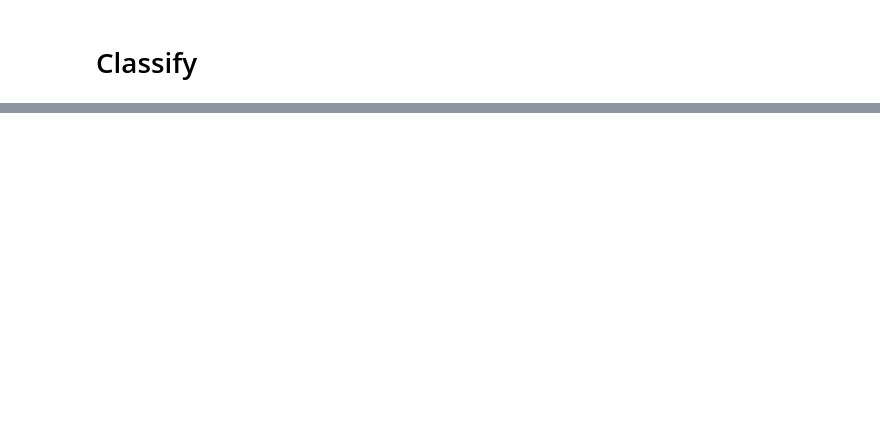
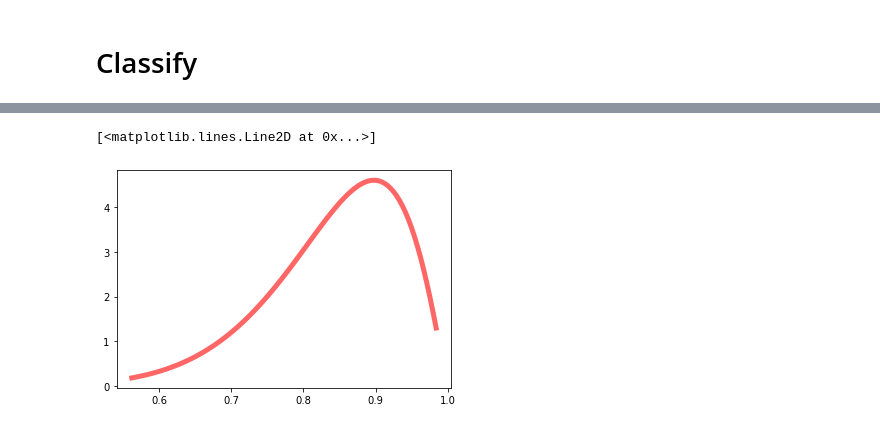
Before and after one commit to Entze/SBB, a Jupyter notebook: notebooks/Learning_RealData.ipynb, the cells around one changed output, grey strips where cells are left out. Cells and saved outputs as stored; diff of their text form; code cells hidden in the pictures; blank space fills up the shorter version.

```diff
--- a/notebooks/Learning_RealData.ipynb
+++ b/notebooks/Learning_RealData.ipynb
@@ -211,23 +217,25 @@ defaultdict(<function __main__.<lambda>()>,
              'joe': {0: 13, 1: 11, 'alpha': 14, 'beta': 12},
              ...})
 # %%
-with tqdm(total=len(global_lexicon) * 1000) as pbar:
-    for word in global_lexicon:
-        alpha_posterior, beta_posterior = bayesian_update(global_lexicon[word]['alpha'],
-                                                          global_lexicon[word]['beta'],
-                                                          max_opt_steps=1000,
+def optimize(lexicon, opt_steps):
+
+    with tqdm(total=len(global_lexicon) * opt_steps, mininterval=1, miniters=144) as pbar:
+        for word in lexicon:
+            alpha_posterior, beta_posterior = bayesian_update(lexicon[word]['alpha'],
+                                                          lexicon[word]['beta'],
+                                                          max_opt_steps=opt_steps,
                                                           loss_threshold=1e-5,
                                                           cuda=True,
                                                           pbar=pbar)
-        global_lexicon[word]['alpha_posterior'] = alpha_posterior
-        global_lexicon[word]['beta_posterior'] = beta_posterior
+        lexicon[word]['alpha_posterior'] = alpha_posterior
+        lexicon[word]['beta_posterior'] = beta_posterior
 
-global_lexicon = defaultdict(lambda: {
+    lexicon = defaultdict(lambda: {
     0: 0,
     1: 0,
     'alpha': 1,
     'beta': 1,
     'alpha_posterior': torch.tensor(1.0),
     'beta_posterior': torch.tensor(1.0),
-}, global_lexicon)
-global_lexicon
+    }, lexicon)
+    return lexicon
@@ -271,0 +377,13 @@ classify(["fuck", "this", "shit"], global_lexicon), classify(["I", "love", "you"
+# %%
+def show_dist(a, b):
+    fig, ax = plt.subplots(1, 1)
+    x = np.linspace(beta.ppf(0.01, a, b),
+                beta.ppf(0.99, a, b), 100)
+
+    return ax.plot(x, beta.pdf(x, a, b),
+       'r-', lw=5, alpha=0.6, label='beta pdf')
+# %%
+show_dist(params[-10]["alpha"],params[-10]["beta"])
+# %% [output]
+[<matplotlib.lines.Line2D at 0x...>]
+[figure, added]
```
Also changed, not shown: parts of 20 cells of this notebook, 1 other file.
